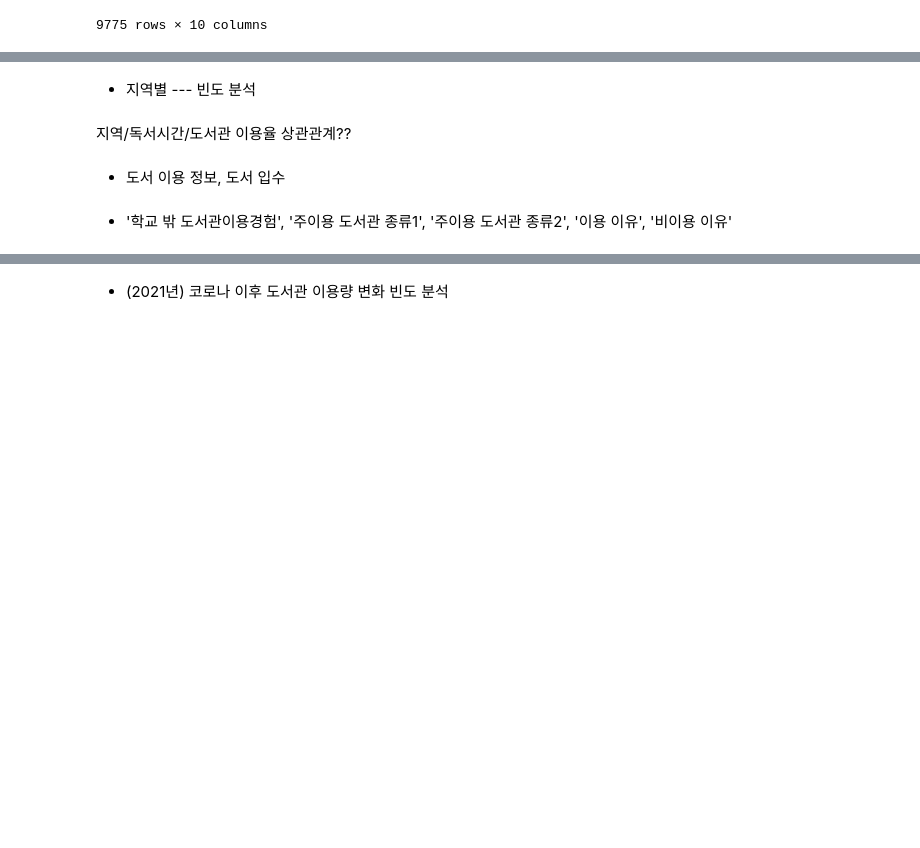
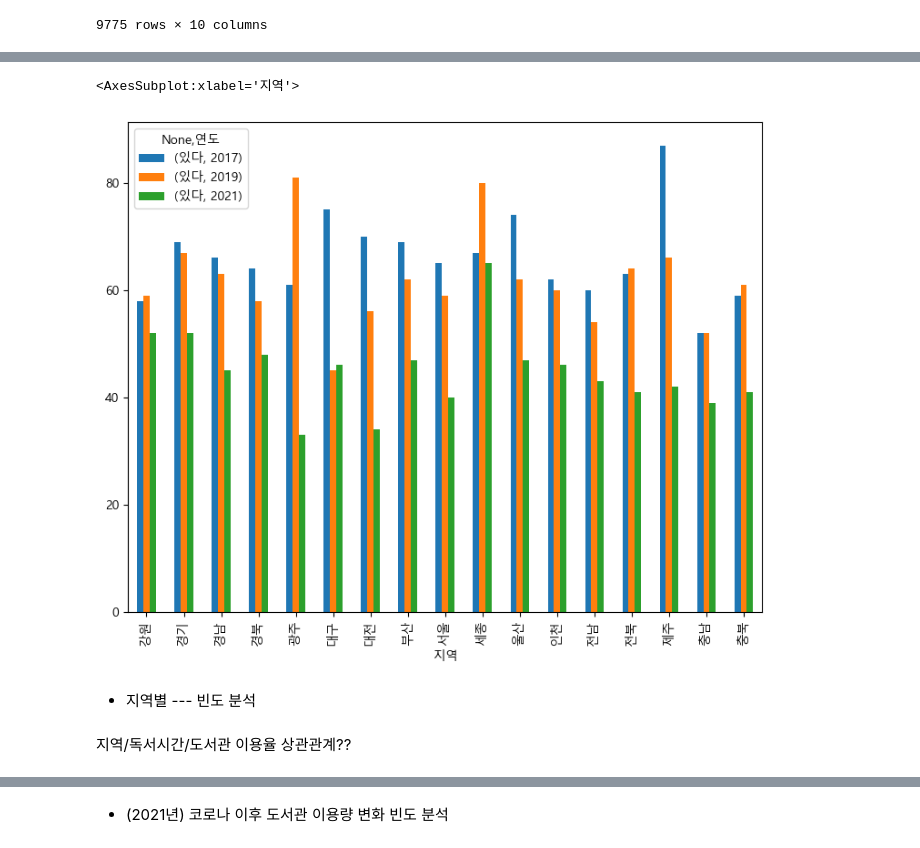
Before and after one commit to Yerial1125/semi_project, a Jupyter notebook: E조_세미프로젝트.ipynb, the cells around one changed output, grey strips where cells are left out. Cells and saved outputs as stored; diff of their text form; code cells hidden in the pictures; blank space fills up the shorter version.

```diff
--- a/E조_세미프로젝트.ipynb
+++ b/E조_세미프로젝트.ipynb
@@ -789,0 +754,14 @@ MultiIndex([(2017, '서울'),
+# %%
+# 학교 밖 도서관 이용률
+
+list = area_stu.index.unique()
+area_lib = pd.DataFrame(columns=[[],[]])
+
+for yr_area in list:
+    lib_temp = area_stu.loc[yr_area]['학교 밖 도서관이용경험'].value_counts(normalize=True).round(2)*100
+    area_lib[yr_area[1],yr_area[0]] = lib_temp
+# %%
+
+area_lib = area_lib.sort_index(axis=1)
+# %%
+area_lib.columns.names=['지역','연도']
@@ -790,8 +776,11 @@ MultiIndex([(2017, '서울'),
+# %%
+area_lib_t = area_lib.iloc[0]
+# %%
+pd.DataFrame(area_lib_t).unstack().plot.bar(figsize=(9,7))
+# %% [output]
+<AxesSubplot:xlabel='지역'>
+[figure, added]
 # %% [markdown]
 - 지역별 --- 빈도 분석
-# %% [markdown]
-지역/독서시간/도서관 이용율 상관관계??
-# %% [markdown]
-- 도서 이용 정보, 도서 입수
-# %% [markdown]
-- '학교 밖 도서관이용경험', '주이용 도서관 종류1', '주이용 도서관 종류2', '이용 이유', '비이용 이유'
+# %% [markdown]
+지역/독서시간/도서관 이용율 상관관계??
```
Also changed, not shown: parts of 193 cells of this notebook.
